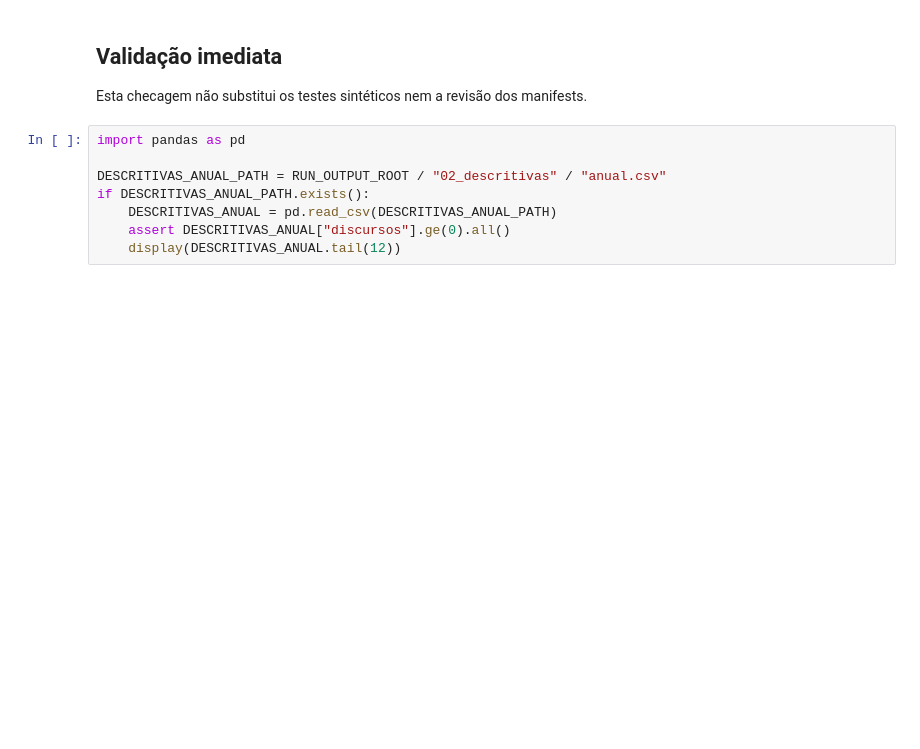
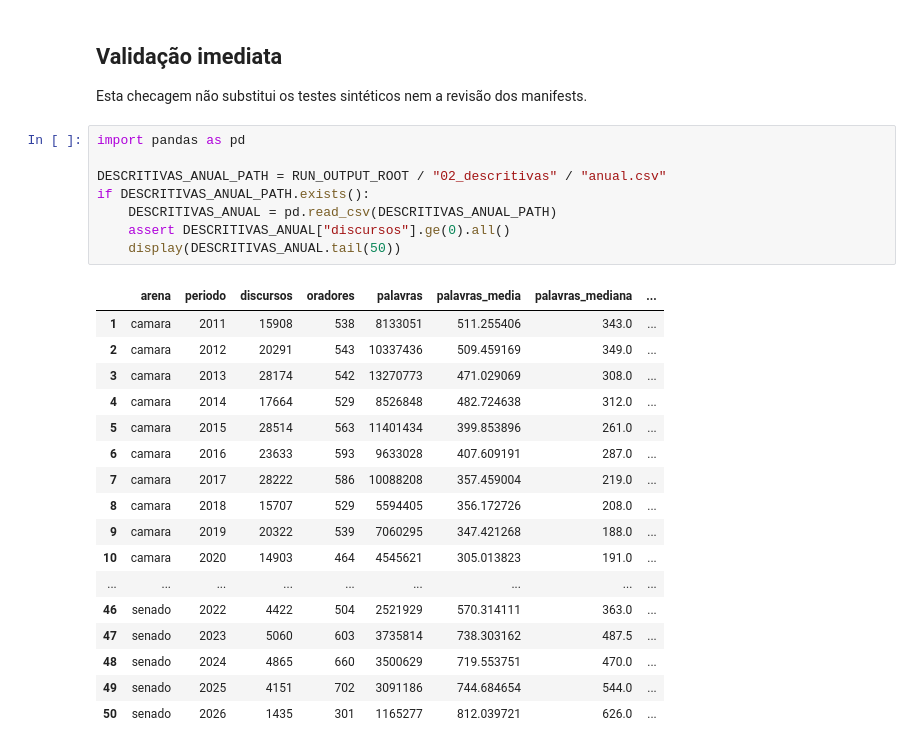
Before and after one commit to pedblan/falando_nela, a Jupyter notebook: notebooks/analise/02_descritivas_discursos_plenario_colab.ipynb, the cells around one changed output. Saved outputs shown, nothing was run; the diff lists cells and outputs as text; blank space fills up the shorter version.

```diff
--- a/notebooks/analise/02_descritivas_discursos_plenario_colab.ipynb
+++ b/notebooks/analise/02_descritivas_discursos_plenario_colab.ipynb
@@ -113,8 +124,26 @@ Esta checagem não substitui os testes sintéticos nem a revisão dos manifests.
 # %%
 import pandas as pd
 
 DESCRITIVAS_ANUAL_PATH = RUN_OUTPUT_ROOT / "02_descritivas" / "anual.csv"
 if DESCRITIVAS_ANUAL_PATH.exists():
     DESCRITIVAS_ANUAL = pd.read_csv(DESCRITIVAS_ANUAL_PATH)
     assert DESCRITIVAS_ANUAL["discursos"].ge(0).all()
-    display(DESCRITIVAS_ANUAL.tail(12))
+    display(DESCRITIVAS_ANUAL.tail(50))
+# %% [output]
+|  | arena | periodo | discursos | oradores | palavras | palavras_media | palavras_mediana | ... |
+| 1 | camara | 2011 | 15908 | 538 | 8133051 | 511.255406 | 343.0 | ... |
+| 2 | camara | 2012 | 20291 | 543 | 10337436 | 509.459169 | 349.0 | ... |
+| 3 | camara | 2013 | 28174 | 542 | 13270773 | 471.029069 | 308.0 | ... |
+| 4 | camara | 2014 | 17664 | 529 | 8526848 | 482.724638 | 312.0 | ... |
+| 5 | camara | 2015 | 28514 | 563 | 11401434 | 399.853896 | 261.0 | ... |
+| 6 | camara | 2016 | 23633 | 593 | 9633028 | 407.609191 | 287.0 | ... |
+| 7 | camara | 2017 | 28222 | 586 | 10088208 | 357.459004 | 219.0 | ... |
+| 8 | camara | 2018 | 15707 | 529 | 5594405 | 356.172726 | 208.0 | ... |
+| 9 | camara | 2019 | 20322 | 539 | 7060295 | 347.421268 | 188.0 | ... |
+| 10 | camara | 2020 | 14903 | 464 | 4545621 | 305.013823 | 191.0 | ... |
+| ... | ... | ... | ... | ... | ... | ... | ... | ... |
+| 46 | senado | 2022 | 4422 | 504 | 2521929 | 570.314111 | 363.0 | ... |
+| 47 | senado | 2023 | 5060 | 603 | 3735814 | 738.303162 | 487.5 | ... |
+| 48 | senado | 2024 | 4865 | 660 | 3500629 | 719.553751 | 470.0 | ... |
+| 49 | senado | 2025 | 4151 | 702 | 3091186 | 744.684654 | 544.0 | ... |
+| 50 | senado | 2026 | 1435 | 301 | 1165277 | 812.039721 | 626.0 | ... |
```
Also changed, not shown: parts of 4 cells of this notebook.
